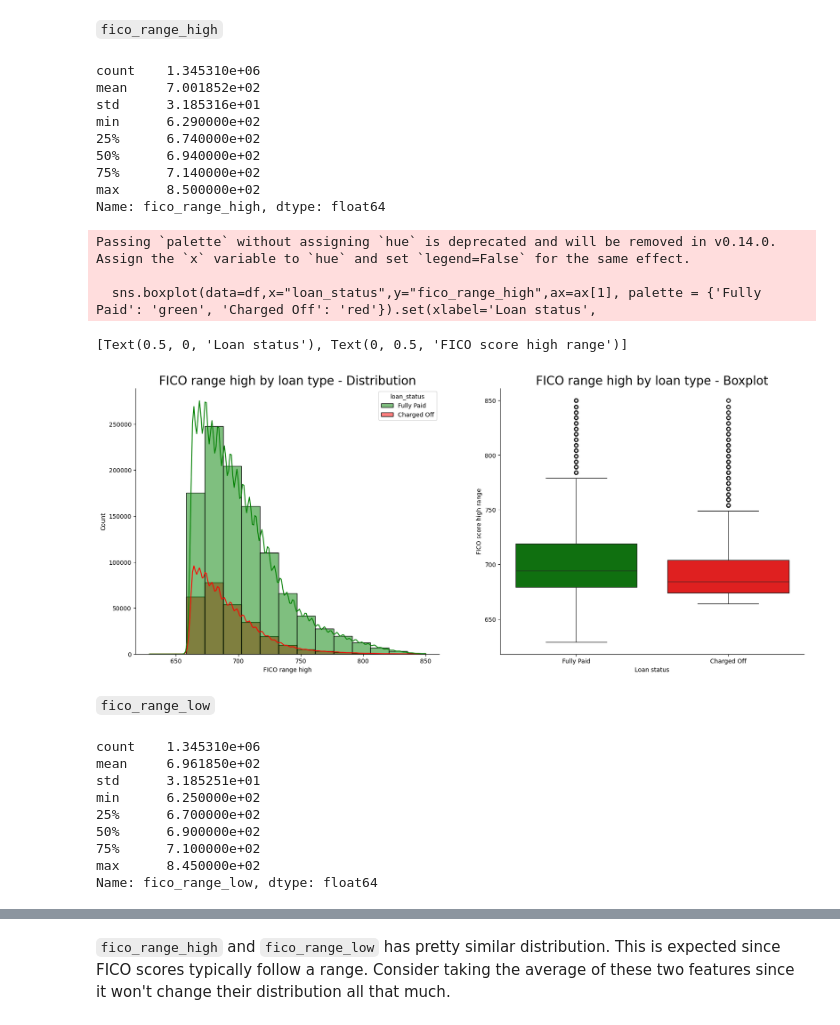
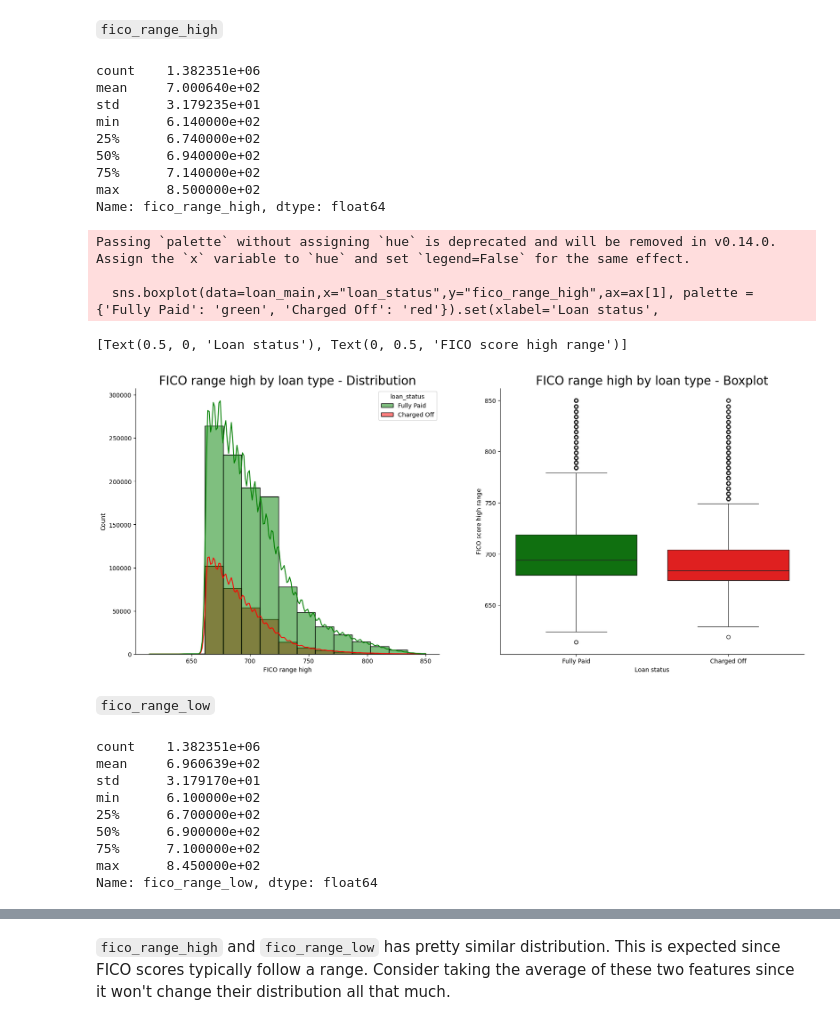
Before and after one commit to roktimsaikia440/Lending-Club-ML, a Jupyter notebook: EDA.ipynb, the cells around one changed output, grey strips where cells are left out. Drawn from its saved outputs; the diff is of its cells as text; code cells hidden in the pictures.

```diff
--- a/EDA.ipynb
+++ b/EDA.ipynb
@@ -17,4 +17,6 @@ please provide us feedback at https://github.com/pandas-dev/pandas/issues/54466
 df = pd.read_csv("../Data/All lending loan club/accepted_2007_to_2018q4.csv/accepted_2007_to_2018Q4.csv", low_memory=False)
 # %%
 # Filter out loan status entries
-df = df.loc[(df['loan_status'] == 'Charged Off') | (df['loan_status'] == 'Fully Paid')]
+target = ['Current']
+loan_main = df.loc[~df['loan_status'].isin(target)].copy()
+loan_main['loan_status'] = np.where(loan_main['loan_status'].str.contains('Fully'), 'Fully Paid', 'Charged Off')
@@ -169,12 +157,12 @@ By looking at the boxplot, the feature seems to be right skewed. Also, it seems
 # %% [markdown]
 `fico_range_high`
 # %%
-df['fico_range_high'].describe()
+loan_main['fico_range_high'].describe()
 # %% [output]
-count    1.345310e+06
-mean     7.001852e+02
-std      3.185316e+01
-min      6.290000e+02
+count    1.382351e+06
+mean     7.000640e+02
+std      3.179235e+01
+min      6.140000e+02
 25%      6.740000e+02
 50%      6.940000e+02
 75%      7.140000e+02
@@ -183,33 +171,33 @@ Name: fico_range_high, dtype: float64
 # %%
 fig, ax =plt.subplots(1,2,figsize=(20,8))
 
 sns.despine()
 
 ax[0].tick_params(axis='x', labelrotation=0)
 ax[0].set(xlabel='FICO range high', ylabel='')
 ax[0].set_title('FICO range high by loan type - Distribution', size=20)
 ax[1].tick_params(axis='x', labelrotation=0)
 ax[1].set_title('FICO range high by loan type - Boxplot', size=20)
 
-sns.histplot(data=df,x="fico_range_high",hue="loan_status",bins=15,
+sns.histplot(data=loan_main,x="fico_range_high",hue="loan_status",bins=15,
              kde=True,ax=ax[0], palette = {'Fully Paid': 'green', 'Charged Off': 'red'})
-sns.boxplot(data=df,x="loan_status",y="fico_range_high",ax=ax[1], palette = {'Fully Paid': 'green', 'Charged Off': 'red'}).set(xlabel='Loan status',
+sns.boxplot(data=loan_main,x="loan_status",y="fico_range_high",ax=ax[1], palette = {'Fully Paid': 'green', 'Charged Off': 'red'}).set(xlabel='Loan status',
                                                                                                                                ylabel='FICO score high range')
 # %% [output]
 Passing `palette` without assigning `hue` is deprecated and will be removed in v0.14.0. Assign the `x` variable to `hue` and set `legend=False` for the same effect.
 
-  sns.boxplot(data=df,x="loan_status",y="fico_range_high",ax=ax[1], palette = {'Fully Paid': 'green', 'Charged Off': 'red'}).set(xlabel='Loan status',
+  sns.boxplot(data=loan_main,x="loan_status",y="fico_range_high",ax=ax[1], palette = {'Fully Paid': 'green', 'Charged Off': 'red'}).set(xlabel='Loan status',
 [Text(0.5, 0, 'Loan status'), Text(0, 0.5, 'FICO score high range')]
-[figure, old version]
+[figure, new version]
 # %% [markdown]
 `fico_range_low`
 # %%
-df['fico_range_low'].describe()
+loan_main['fico_range_low'].describe()
 # %% [output]
-count    1.345310e+06
-mean     6.961850e+02
-std      3.185251e+01
-min      6.250000e+02
+count    1.382351e+06
+mean     6.960639e+02
+std      3.179170e+01
+min      6.100000e+02
 25%      6.700000e+02
 50%      6.900000e+02
 75%      7.100000e+02
```
Also changed, not shown: parts of 56 cells of this notebook.
